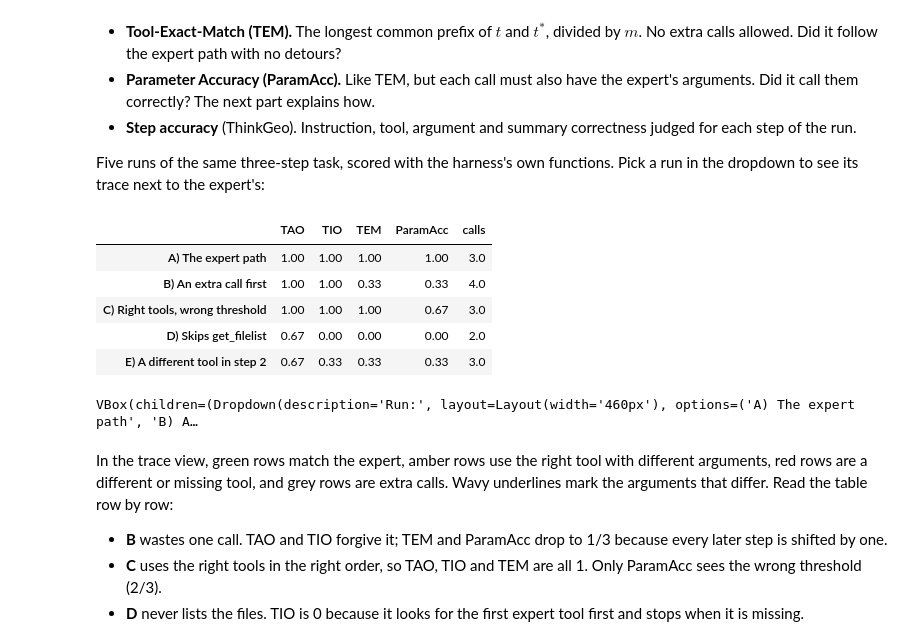
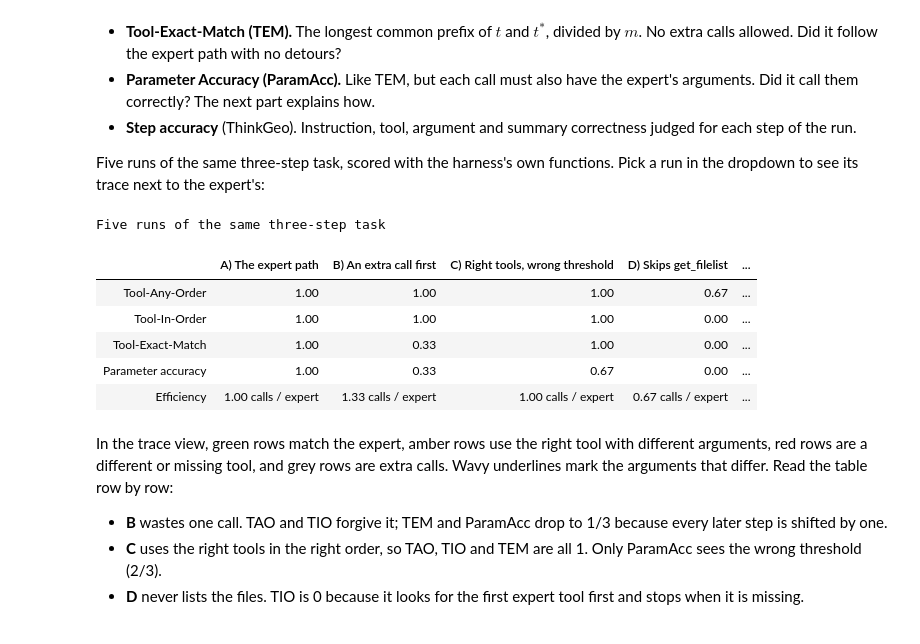
Before and after one commit to eve-esa/agents-evals, a Jupyter notebook: sagemaker/eval_agents_handson.ipynb, the cells around one changed output. Drawn from its saved outputs; the diff is of its cells as text; code cells hidden in the pictures.

```diff
--- a/sagemaker/eval_agents_handson.ipynb
+++ b/sagemaker/eval_agents_handson.ipynb
@@ -142,47 +142,46 @@ Five runs of the same three-step task, scored with the harness's own functions.
 # %%
 import pandas as pd
 from agentic_evals.tasks.earth_bench import metrics
 
 def call(name, **kw):
     return {"name": name, "input": kw}
 
 gold = [
     call("get_filelist", dir_path="benchmark/data/question11"),
     call("lst_multi_channel", band31_path="b31.tif", band32_path="b32.tif", output_path="lst.tif"),
     call("calculate_threshold_ratio", image_paths=["lst.tif"], threshold=310.0),
 ]
 runs = {
     "A) The expert path":              gold,
     "B) An extra call first":          [gold[0], gold[0], gold[1], gold[2]],
     "C) Right tools, wrong threshold": [gold[0], gold[1], call("calculate_threshold_ratio", image_paths=["lst.tif"], threshold=300.0)],
     "D) Skips get_filelist":           [gold[1], gold[2]],
     "E) A different tool in step 2":   [gold[0], call("band_ratio", band_a="b31.tif", band_b="b32.tif"), gold[2]],
 }
 from IPython.display import display
 from workshop import compare_widget
 
-table = pd.DataFrame(
-    {
-        name: {
-            "TAO": metrics.tool_any_order(pred, gold),
-            "TIO": metrics.tool_in_order(pred, gold),
-            "TEM": metrics.tool_exact_match(pred, gold),
-            "ParamAcc": metrics.parameter_accuracy(pred, gold),
-            "calls": len(pred),
-        }
-        for name, pred in runs.items()
+from IPython.display import HTML, display
+from workshop import scores_side_by_side
+
+display(HTML(scores_side_by_side({
+    name: {
+        "tao": metrics.tool_any_order(pred, gold),
+        "tio": metrics.tool_in_order(pred, gold),
+        "tem": metrics.tool_exact_match(pred, gold),
+        "param_acc": metrics.parameter_accuracy(pred, gold),
+        "efficiency": metrics.efficiency(pred, gold),
     }
-).T.round(2)
-display(table)
-compare_widget(runs, gold)
+    for name, pred in runs.items()
+}, "Five runs of the same three-step task")))
 # %% [output]
+Five runs of the same three-step task
-|  | TAO | TIO | TEM | ParamAcc | calls |
-| A) The expert path | 1.00 | 1.00 | 1.00 | 1.00 | 3.0 |
-| B) An extra call first | 1.00 | 1.00 | 0.33 | 0.33 | 4.0 |
-| C) Right tools, wrong threshold | 1.00 | 1.00 | 1.00 | 0.67 | 3.0 |
-| D) Skips get_filelist | 0.67 | 0.00 | 0.00 | 0.00 | 2.0 |
-| E) A different tool in step 2 | 0.67 | 0.33 | 0.33 | 0.33 | 3.0 |
+|  | A) The expert path | B) An extra call first | C) Right tools, wrong threshold | D) Skips get_filelist | ... |
+| Tool-Any-Order | 1.00 | 1.00 | 1.00 | 0.67 | ... |
+| Tool-In-Order | 1.00 | 1.00 | 1.00 | 0.00 | ... |
+| Tool-Exact-Match | 1.00 | 0.33 | 1.00 | 0.00 | ... |
+| Parameter accuracy | 1.00 | 0.33 | 0.67 | 0.00 | ... |
+| Efficiency | 1.00 calls / expert | 1.33 calls / expert | 1.00 calls / expert | 0.67 calls / expert | ... |
-VBox(children=(Dropdown(description='Run:', layout=Layout(width='460px'), options=('A) The expert path', 'B) A…
 # %% [markdown]
 In the trace view, green rows match the expert, amber rows use the right tool with different arguments, red rows are a different or missing tool, and grey rows are extra calls. Wavy underlines mark the arguments that differ. Read the table row by row:
 
```
Also changed, not shown: parts of 41 cells of this notebook, 4 other files.
